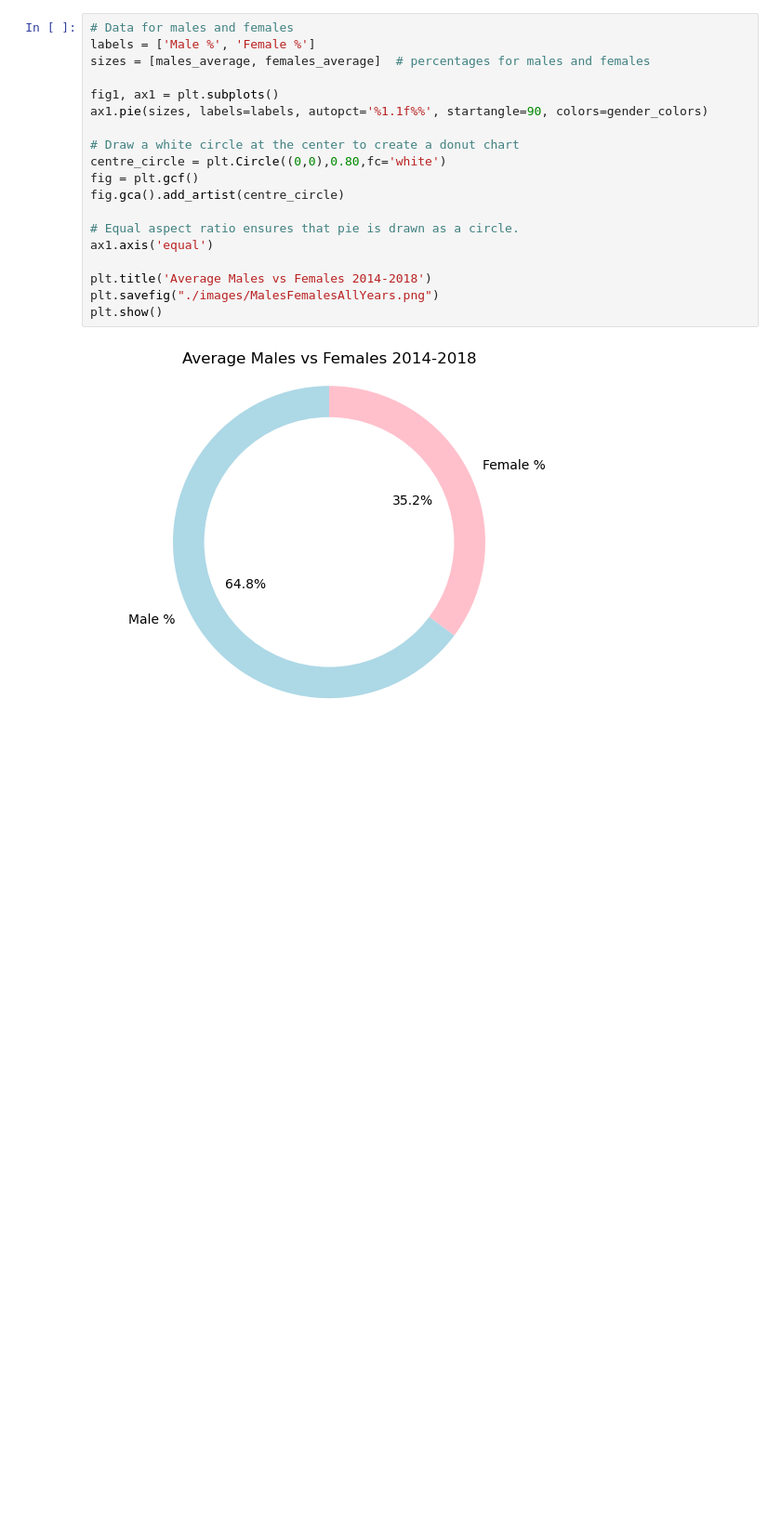
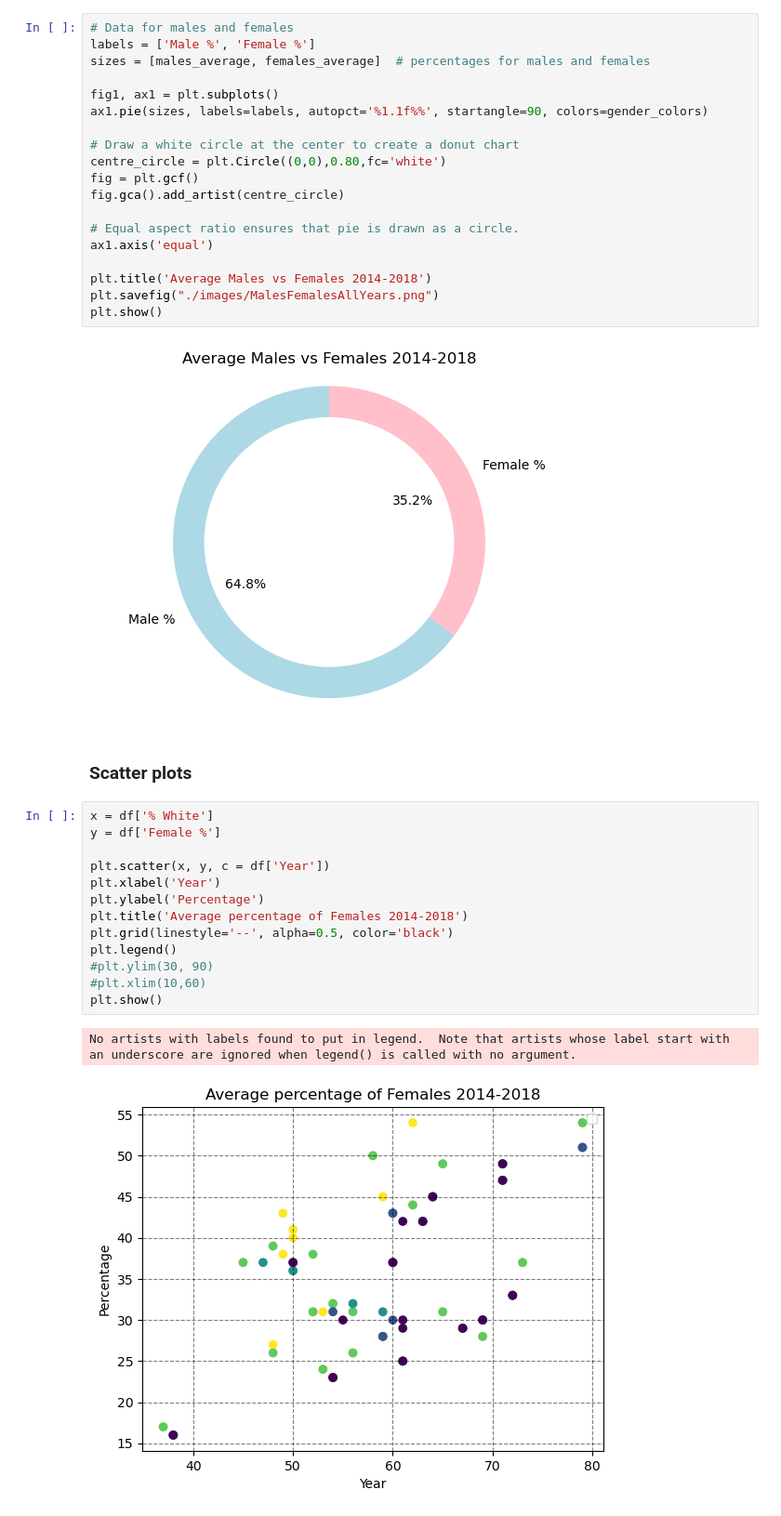
Before and after one commit to AIDecisions/project-1-group-15, a Jupyter notebook: 3-Q2-Gender percentage/gender_percentage.ipynb, the cells around one changed output. Shown: that part at 93% size. Cells and saved outputs as stored; diff of their text form; blank space fills up the shorter version.

Commit message:
Updating scatter plots

```diff
--- a/3-Q2-Gender percentage/gender_percentage.ipynb
+++ b/3-Q2-Gender percentage/gender_percentage.ipynb
@@ -231,3 +231,21 @@ plt.savefig("./images/MalesFemalesAllYears.png")
 plt.show()
 # %% [output]
 [figure]
+# %% [markdown]
+### Scatter plots
+# %%
+x = df['% White']
+y = df['Female %']
+
+plt.scatter(x, y, c = df['Year'])
+plt.xlabel('Year')
+plt.ylabel('Percentage')
+plt.title('Average percentage of Females 2014-2018')
+plt.grid(linestyle='--', alpha=0.5, color='black')
+plt.legend()
+#plt.ylim(30, 90)
+#plt.xlim(10,60)
+plt.show()
+# %% [output]
+No artists with labels found to put in legend.  Note that artists whose label start with an underscore are ignored when legend() is called with no argument.
+[figure, added]
```
Also changed, not shown: parts of 2 cells of this notebook.
